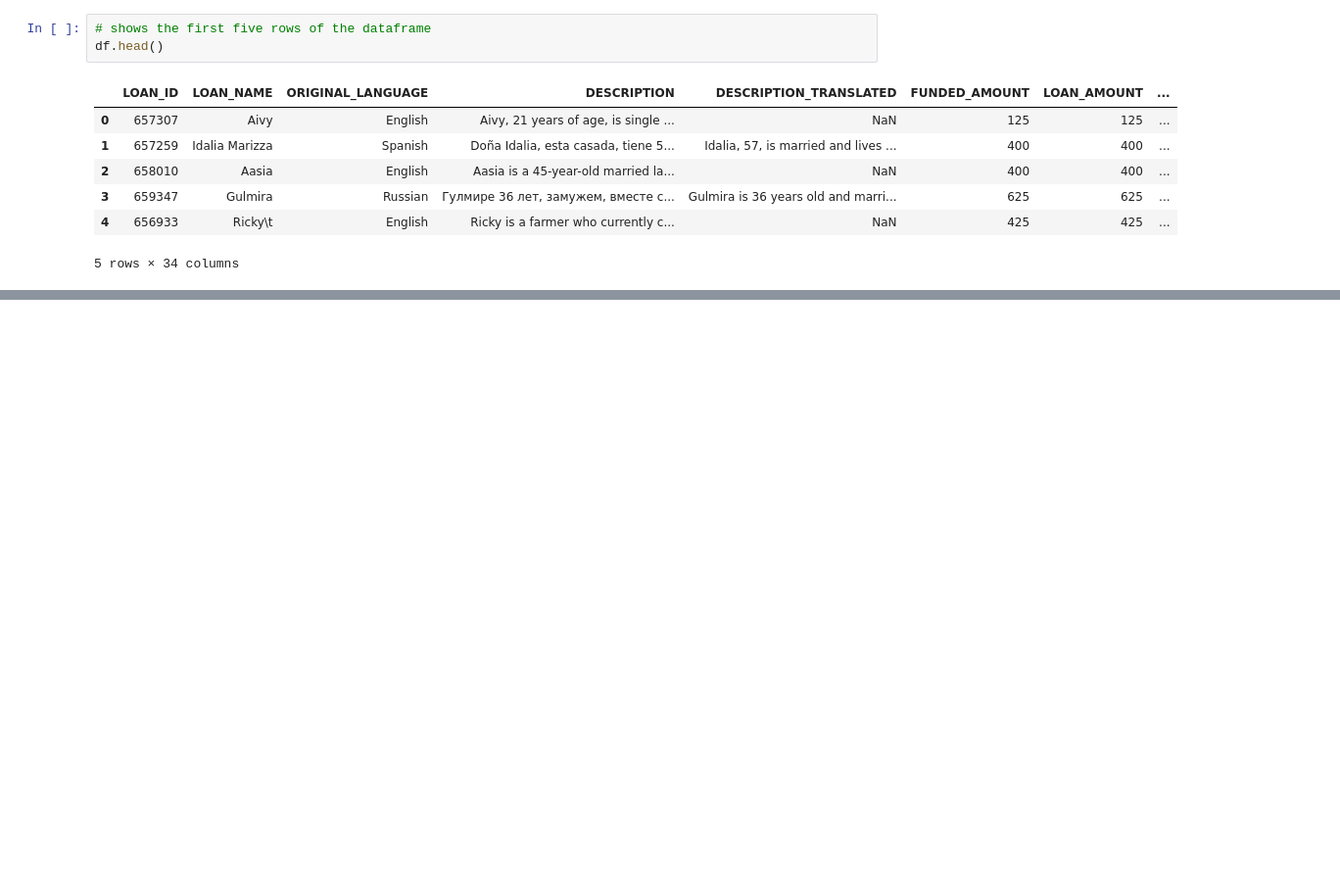
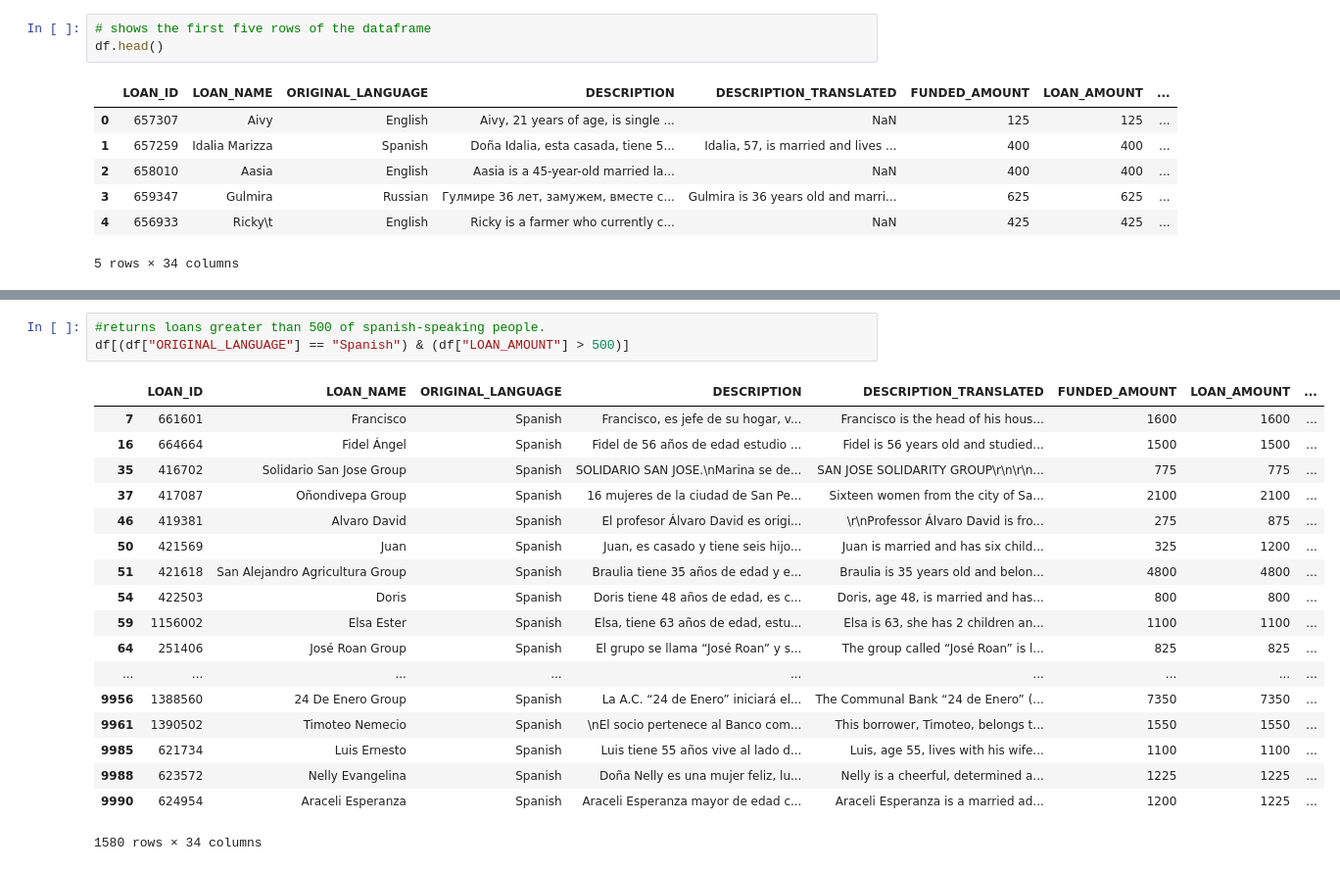
Before and after one commit to simonmrog/machine-learning, a Jupyter notebook: pandas_basics.ipynb, the cells around one changed output, grey strips where cells are left out. Shown at 98% size. Drawn from its saved outputs; the diff is of its cells as text; blank space fills up the shorter version.

```diff
--- a/pandas_basics.ipynb
+++ b/pandas_basics.ipynb
@@ -59,0 +246,22 @@ dtype: object
+# %%
+#returns loans greater than 500 of spanish-speaking people.
+df[(df["ORIGINAL_LANGUAGE"] == "Spanish") & (df["LOAN_AMOUNT"] > 500)]
+# %% [output]
+|  | LOAN_ID | LOAN_NAME | ORIGINAL_LANGUAGE | DESCRIPTION | DESCRIPTION_TRANSLATED | FUNDED_AMOUNT | LOAN_AMOUNT | ... |
+| 7 | 661601 | Francisco | Spanish | Francisco, es jefe de su hogar, v... | Francisco is the head of his hous... | 1600 | 1600 | ... |
+| 16 | 664664 | Fidel Ángel | Spanish | Fidel de 56 años de edad estudio ... | Fidel is 56 years old and studied... | 1500 | 1500 | ... |
+| 35 | 416702 | Solidario San Jose Group | Spanish | SOLIDARIO SAN JOSE.\nMarina se de... | SAN JOSE SOLIDARITY GROUP\r\n\r\n... | 775 | 775 | ... |
+| 37 | 417087 | Oñondivepa Group | Spanish | 16 mujeres de la ciudad de San Pe... | Sixteen women from the city of Sa... | 2100 | 2100 | ... |
+| 46 | 419381 | Alvaro David | Spanish | El profesor Álvaro David es origi... | \r\nProfessor Álvaro David is fro... | 275 | 875 | ... |
+| 50 | 421569 | Juan | Spanish | Juan, es casado y tiene seis hijo... | Juan is married and has six child... | 325 | 1200 | ... |
+| 51 | 421618 | San Alejandro Agricultura Group | Spanish | Braulia tiene 35 años de edad y e... | Braulia is 35 years old and belon... | 4800 | 4800 | ... |
+| 54 | 422503 | Doris | Spanish | Doris tiene 48 años de edad, es c... | Doris, age 48, is married and has... | 800 | 800 | ... |
+| 59 | 1156002 | Elsa Ester | Spanish | Elsa, tiene 63 años de edad, estu... | Elsa is 63, she has 2 children an... | 1100 | 1100 | ... |
+| 64 | 251406 | José Roan Group | Spanish | El grupo se llama “José Roan” y s... | The group called “José Roan” is l... | 825 | 825 | ... |
+| ... | ... | ... | ... | ... | ... | ... | ... | ... |
+| 9956 | 1388560 | 24 De Enero Group | Spanish | La A.C. “24 de Enero” iniciará el... | The Communal Bank “24 de Enero” (... | 7350 | 7350 | ... |
+| 9961 | 1390502 | Timoteo Nemecio | Spanish | \nEl socio pertenece al Banco com... | This borrower, Timoteo, belongs t... | 1550 | 1550 | ... |
+| 9985 | 621734 | Luis Ernesto | Spanish | Luis tiene 55 años vive al lado d... | Luis, age 55, lives with his wife... | 1100 | 1100 | ... |
+| 9988 | 623572 | Nelly Evangelina | Spanish | Doña Nelly es una mujer feliz, lu... | Nelly is a cheerful, determined a... | 1225 | 1225 | ... |
+| 9990 | 624954 | Araceli Esperanza | Spanish | Araceli Esperanza mayor de edad c... | Araceli Esperanza is a married ad... | 1200 | 1225 | ... |
+1580 rows × 34 columns
```
Also changed, not shown: parts of 23 cells of this notebook.
